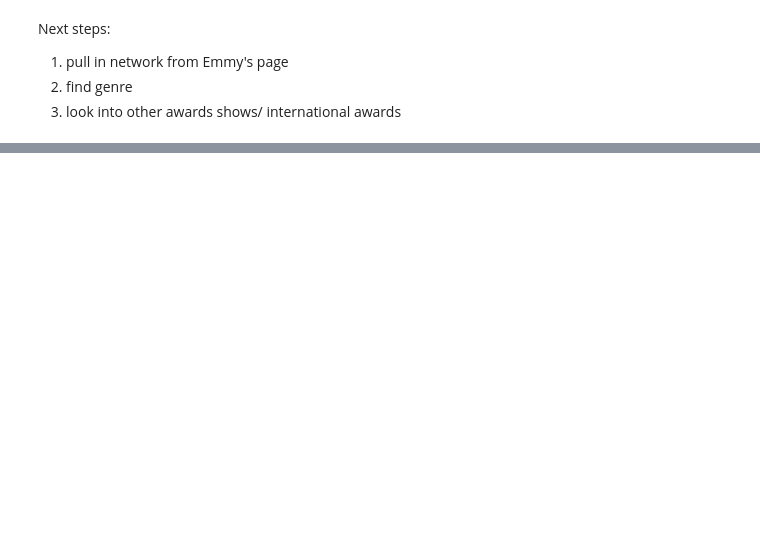
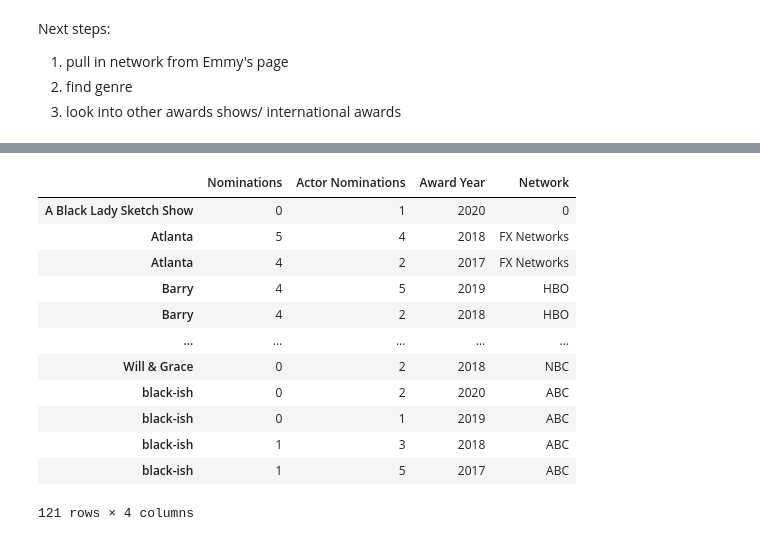
Before and after one commit to drrausch/Creating_Successful_Video_Content, a Jupyter notebook: WebscrapingPhase1.ipynb, the cells around one changed output, grey strips where cells are left out. Saved outputs shown, nothing was run; the diff lists cells and outputs as text; code cells hidden in the pictures; blank space fills up the shorter version.

```diff
--- a/WebscrapingPhase1.ipynb
+++ b/WebscrapingPhase1.ipynb
@@ -177,0 +471,8 @@ Next steps:
+# %%
+for tag in network2017:
+    networks.append(tag.text.strip())
+
+for tag in network2017_1:
+    networks.append(tag.text.strip())
+# %%
+all_nominated_shows = nominated_shows + shows2019 + shows2018 + shows2017
@@ -177,0 +485,5 @@ Next steps:
+# %%
+network_shows = dict(zip(all_nominated_shows, networks))
+network_df = pd.DataFrame.from_dict(network_shows,'index')
+network_df.columns = ['Network']
+network_df.head()
@@ -177,0 +497,21 @@ Next steps:
+# %%
+all_dfs = [joined_df, joined_df_2019, joined_df_2018, joined_df_2017]
+combined_df = pd.concat(all_dfs)
+# %%
+awards_df = combined_df.join(network_df, how = 'left')
+awards_df.fillna(0,inplace=True)
+awards_df
+# %% [output]
+|  | Nominations | Actor Nominations | Award Year | Network |
+| A Black Lady Sketch Show | 0 | 1 | 2020 | 0 |
+| Atlanta | 5 | 4 | 2018 | FX Networks |
+| Atlanta | 4 | 2 | 2017 | FX Networks |
+| Barry | 4 | 5 | 2019 | HBO |
+| Barry | 4 | 2 | 2018 | HBO |
+| ... | ... | ... | ... | ... |
+| Will & Grace | 0 | 2 | 2018 | NBC |
+| black-ish | 0 | 2 | 2020 | ABC |
+| black-ish | 0 | 1 | 2019 | ABC |
+| black-ish | 1 | 3 | 2018 | ABC |
+| black-ish | 1 | 5 | 2017 | ABC |
+121 rows × 4 columns
```
Also changed, not shown: parts of 78 cells of this notebook.
